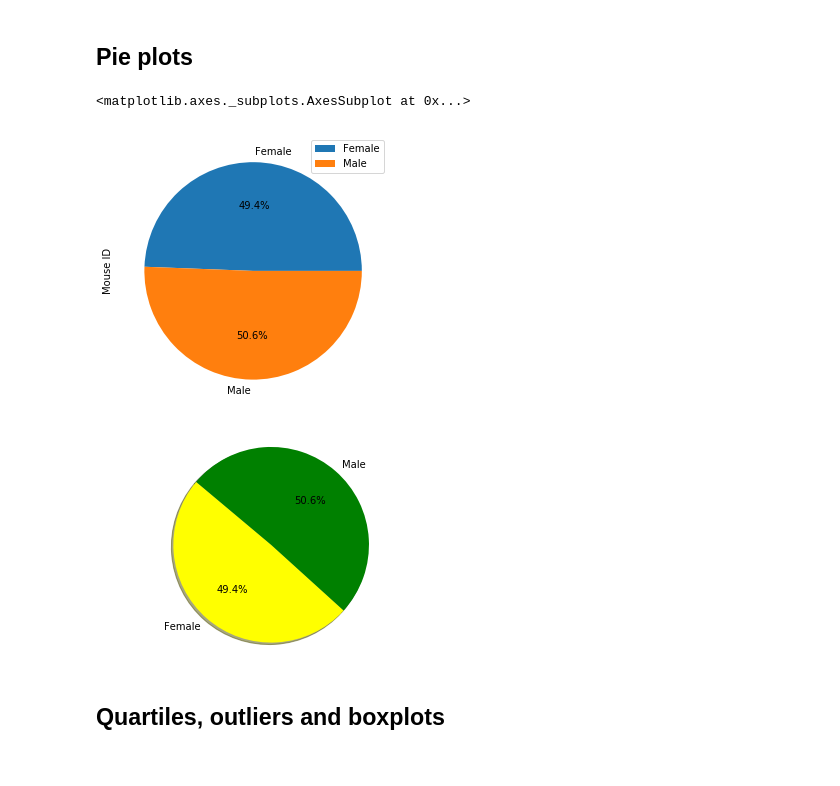
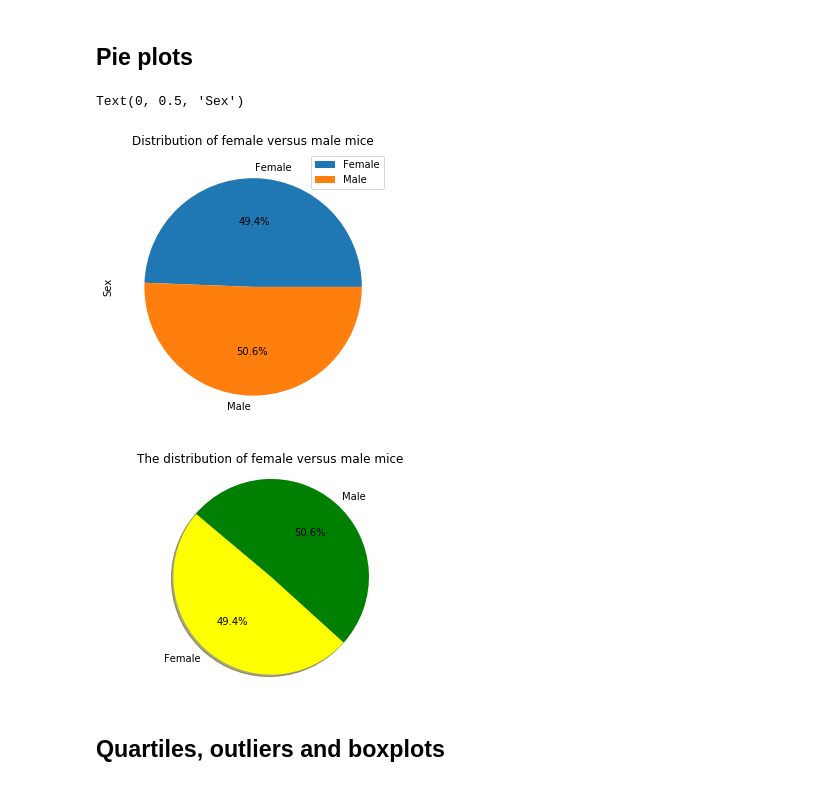
Before and after one commit to sunilagarwal2007/matplotlib-challenge, a Jupyter notebook: Pymaceuticals/pymaceuticals_homework_v2_solution.ipynb, the cells around one changed output. Drawn from its saved outputs; the diff is of its cells as text; code cells hidden in the pictures.

Commit message:
Solution of Python matplotlib challenge
Solution of Python matplotlib challenge

```diff
--- a/Pymaceuticals/pymaceuticals_homework_v2_solution.ipynb
+++ b/Pymaceuticals/pymaceuticals_homework_v2_solution.ipynb
@@ -117,13 +117,14 @@ plt.show()
 # %%
 # Generate a pie plot showing the distribution of female versus male mice using pandas
 mice_data = pd.DataFrame(medical_data_df, columns = ['Mouse ID','Sex'])
 mice_df = mice_data.groupby(["Sex"]).count()
 mice_df = mice_df.reset_index()
 #Draw Pie chart
-mice_df.plot.pie(y='Mouse ID',labels=mice_df['Sex'], figsize=(5,5),autopct='%1.1f%%')
+mice_pie = mice_df.plot.pie(y='Mouse ID',labels=mice_df['Sex'], figsize=(5,5),autopct='%1.1f%%', title=("Distribution of female versus male mice"))
+mice_pie.set_ylabel("Sex")
 # %% [output]
-<matplotlib.axes._subplots.AxesSubplot at 0x...>
+Text(0, 0.5, 'Sex')
-[figure, old version]
+[figure, new version]
 # %%
 # Generate a pie plot showing the distribution of female versus male mice using pyplot
 mice_data = pd.DataFrame(medical_data_df, columns = ['Mouse ID','Sex'])
@@ -141,11 +142,12 @@ explode = (0, 0)
 plt.pie(gender_count, explode=explode, labels=gender_name, colors=colors,
         autopct="%1.1f%%", shadow=True, startangle=140)
 # Create axes which are equal so we have a perfect circle
+plt.title("The distribution of female versus male mice")
 plt.axis("equal")
 #End of the session
 plt.show()
 # %% [output]
-[figure, old version]
+[figure, new version]
 # %% [markdown]
 ## Quartiles, outliers and boxplots
 # %%
```
Also changed, not shown: parts of 4 cells of this notebook.
